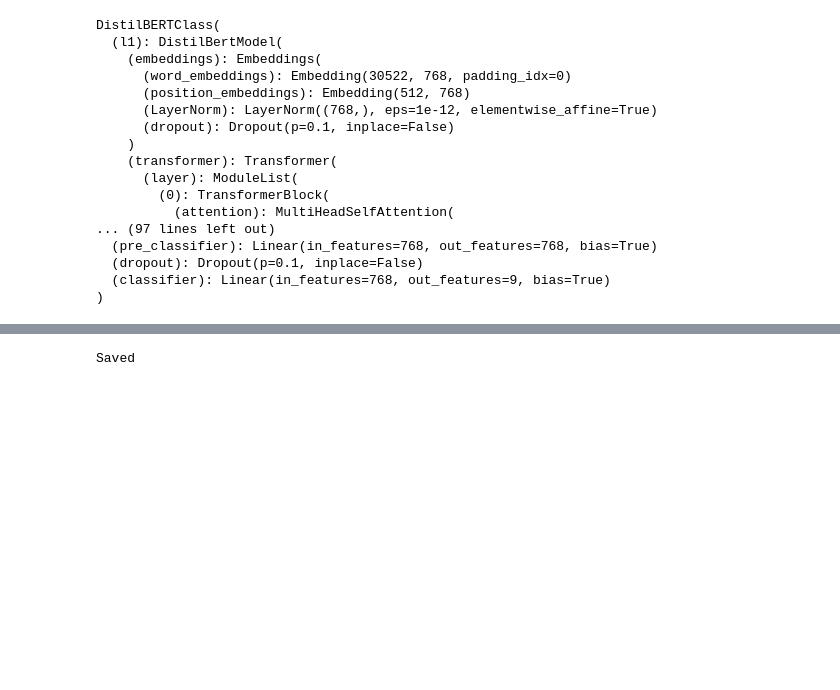
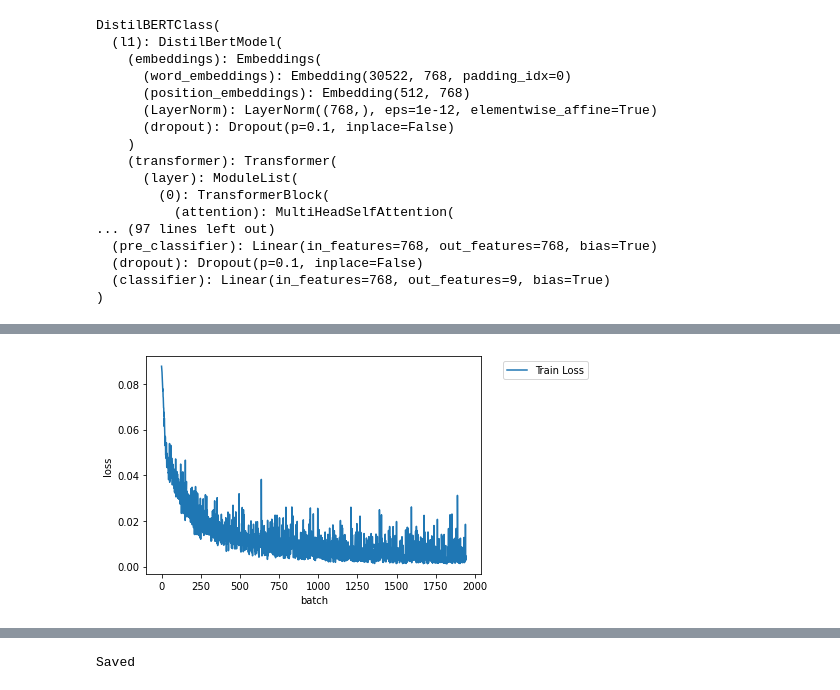
Before and after one commit to yinhao0424/reuters, a Jupyter notebook: ReustersMultilabelClassification.ipynb, the cells around one changed output, grey strips where cells are left out. Saved outputs shown, nothing was run; the diff lists cells and outputs as text; code cells hidden in the pictures; blank space fills up the shorter version.

```diff
--- a/ReustersMultilabelClassification.ipynb
+++ b/ReustersMultilabelClassification.ipynb
@@ -121,10 +125,10 @@ test_data.head()
 # %%
 # Sections of config
 # Defining some key variables that will be used later on in the training
-MAX_LEN = 128
-TRAIN_BATCH_SIZE = 4
+MAX_LEN = 200
+TRAIN_BATCH_SIZE = 8
 VALID_BATCH_SIZE = 4
-EPOCHS = 3
+EPOCHS = 2
 LEARNING_RATE = 1e-05
 tokenizer = DistilBertTokenizer.from_pretrained('distilbert-base-uncased', truncation=True, do_lower_case=True)
 # %%
@@ -176,12 +180,12 @@ TEST Dataset: (3019, 2)
 # %%
 train_params = {'batch_size': TRAIN_BATCH_SIZE,
                 'shuffle': True,
-                'num_workers': 0
+                'num_workers': 1
                 }
 
 test_params = {'batch_size': VALID_BATCH_SIZE,
                 'shuffle': True,
-                'num_workers': 0
+                'num_workers': 1
                 }
 
 training_loader = DataLoader(training_set, **train_params)
@@ -260,0 +270,2 @@ Epoch: 2, Loss:  0.008936614729464054
+# %%
+train_losses = train(EPOCHS)
@@ -261,3 +283,13 @@ Epoch: 2, Loss:  0.008936614729464054
+# %%
+
+#plotting of training loss
+plt.xlabel('batch')
+plt.ylabel('loss')
+plt.plot(train_losses, label='Train Loss')
+plt.legend(bbox_to_anchor=(1.05, 1.0), loc='upper left')
+plt.show()
+# %% [output]
+[figure, added]
 # %%
 def validation(testing_loader):
     model.eval()
```
Also changed, not shown: parts of 10 cells of this notebook.
